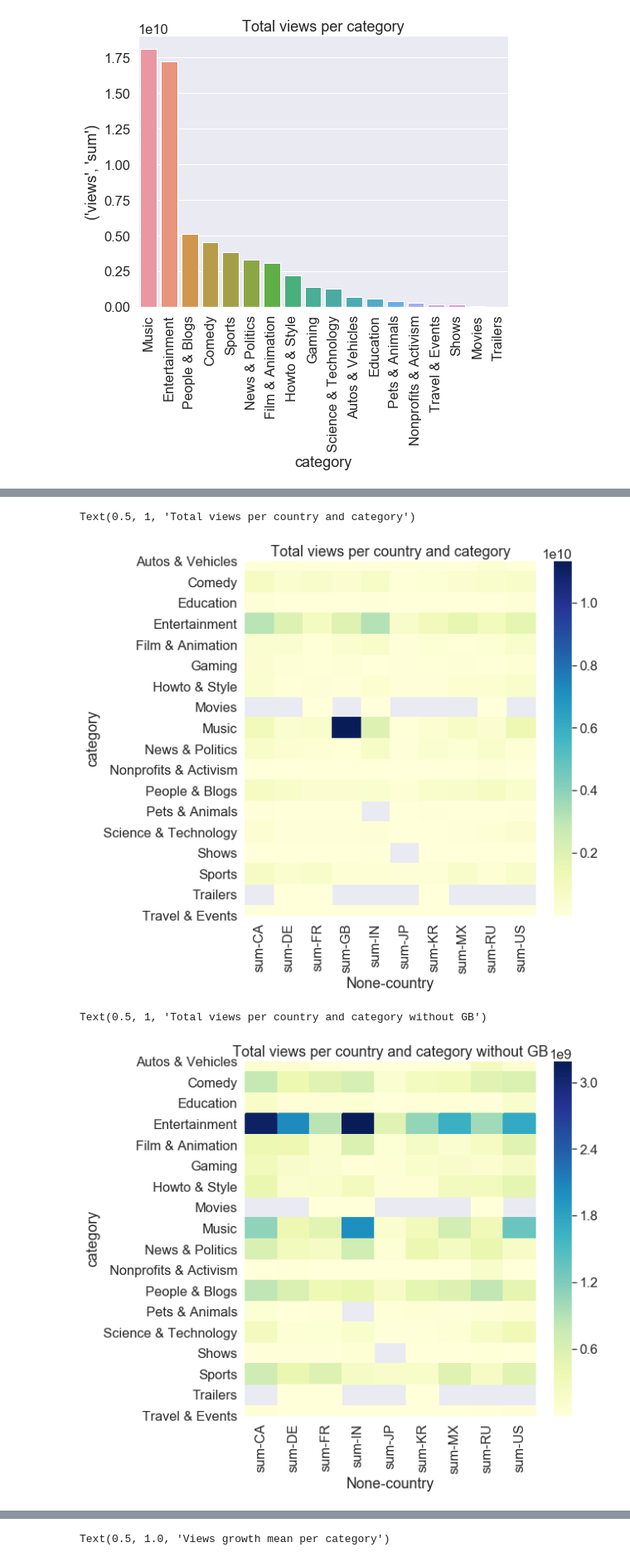
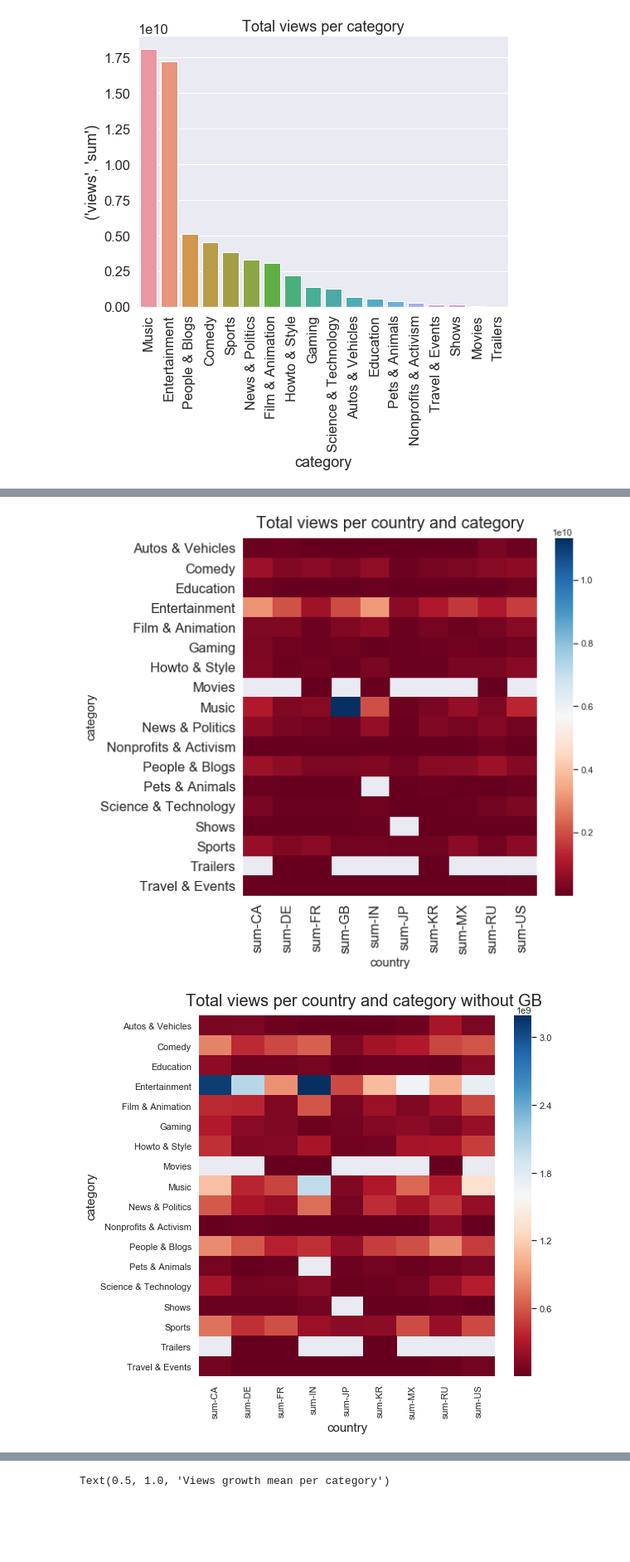
Before and after one commit to chrideki/youtube_trending, a Jupyter notebook: youtube.ipynb, the cells around one changed output, grey strips where cells are left out. Shown at 83% size. Saved outputs shown, nothing was run; the diff lists cells and outputs as text; code cells hidden in the pictures; blank space fills up the shorter version.

```diff
--- a/youtube.ipynb
+++ b/youtube.ipynb
@@ -12,15 +21,3 @@ filename2 = 'dataframe_all_timestamps.csv'
 
 df = pd.read_csv('../youtube/dataframe.csv')
 df_all_timestamps = pd.read_csv('../youtube/dataframe_all_timestamps.csv')
-# %%
-# makes new columns by taking the logarithm of the views, likes,
-#dislikes and comment_count to compress the scale for easier graphing
-
-import numpy as np
-df.loc[:,'log_views'] = np.log(df.loc[:,'views']+1)
-df.loc[:,'log_likes'] = np.log(df.loc[:,'likes']+1)
-df.loc[:,'log_dislikes'] = np.log(df.loc[:,'dislikes']+1)
-df.loc[:,'log_comment_count'] = np.log(df.loc[:,'comment_count']+1)
-
-#show all columns
-pd.set_option('display.max_columns', 100)
@@ -165,24 +95,33 @@ heat_view_data = df.groupby(['country', 'category']).agg({'views':['sum']})
 heat_view_data = pd.pivot_table(heat_view_data, values='views',
                      index=['category'],
                      columns='country')
-# heat_view = df.pivot("country","category","views")
-# ax = sns.heatmap(heat_view_data, cmap="YlGnBu")
-heat_view_no_gb = heat_view_data.drop([('sum', 'GB')], axis = 'columns')
 fig = plt.figure(figsize=(8,8))
-ax = fig.gca()
-sns.set(font_scale=1.5)
-ax = sns.heatmap(heat_view_data, cmap="YlGnBu")
-ax.set_title('Total views per country and category')
+ax = plt.axes()
+sns.set(font_scale=1)
+sns.heatmap(heat_view_data, cmap="RdBu", #annot = labels,
+            ax = ax)
+plt.xlabel('country', fontsize = 15)
+plt.ylabel('category', fontsize = 15)
+plt.text(5, -0.5, 'Total views per country and category',
+         horizontalalignment='center',
+         fontsize=20)
+ax.set_ylim(18.0, 0)
+plt.show()
 # %% [output]
-Text(0.5, 1, 'Total views per country and category')
-[figure, old version]
+[figure, new version]
 # %%
 heat_view_no_gb = heat_view_data.drop([('sum', 'GB')], axis = 'columns')
 fig = plt.figure(figsize=(8,8))
-ax = fig.gca()
-sns.set(font_scale=1.5)
-ax = sns.heatmap(heat_view_no_gb, cmap="YlGnBu")
-ax.set_title('Total views per country and category without GB')
+ax = plt.axes()
+sns.set(font_scale=1)
+sns.heatmap(heat_view_no_gb, cmap="RdBu", #annot = labels,
+            ax = ax)
+plt.xlabel('country', fontsize = 15)
+plt.ylabel('category', fontsize = 15)
+plt.text(5, -0.5, 'Total views per country and category without GB',
+         horizontalalignment='center',
+         fontsize=20)
+ax.set_ylim(18.0, 0)
+plt.show()
 # %% [output]
-Text(0.5, 1, 'Total views per country and category without GB')
-[figure, old version]
+[figure, new version]
```
Also changed, not shown: parts of 34 cells of this notebook, 2 other files.
